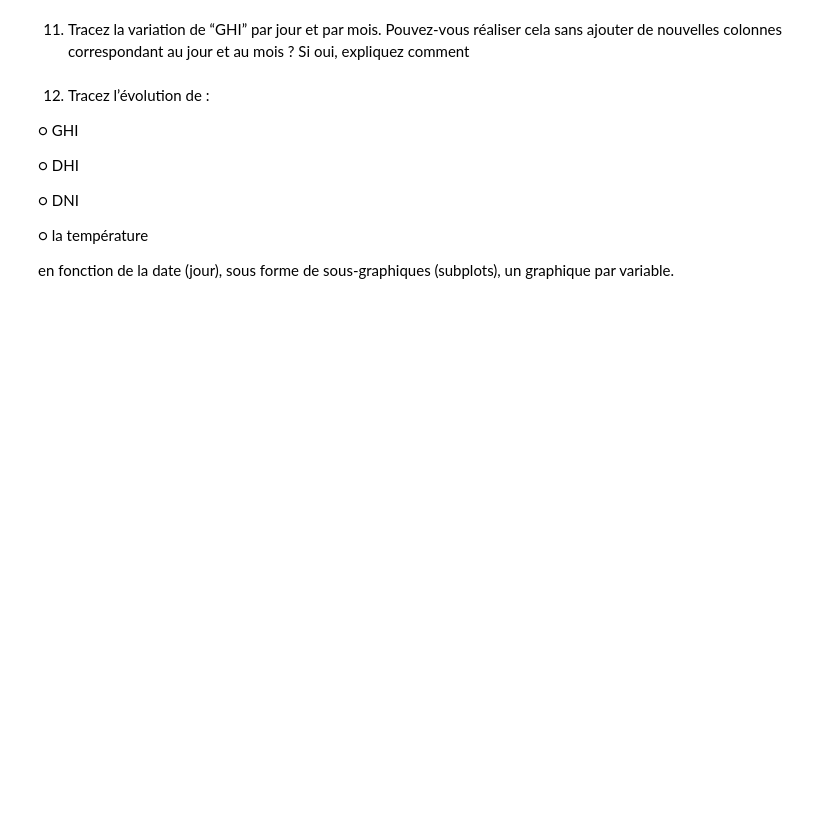
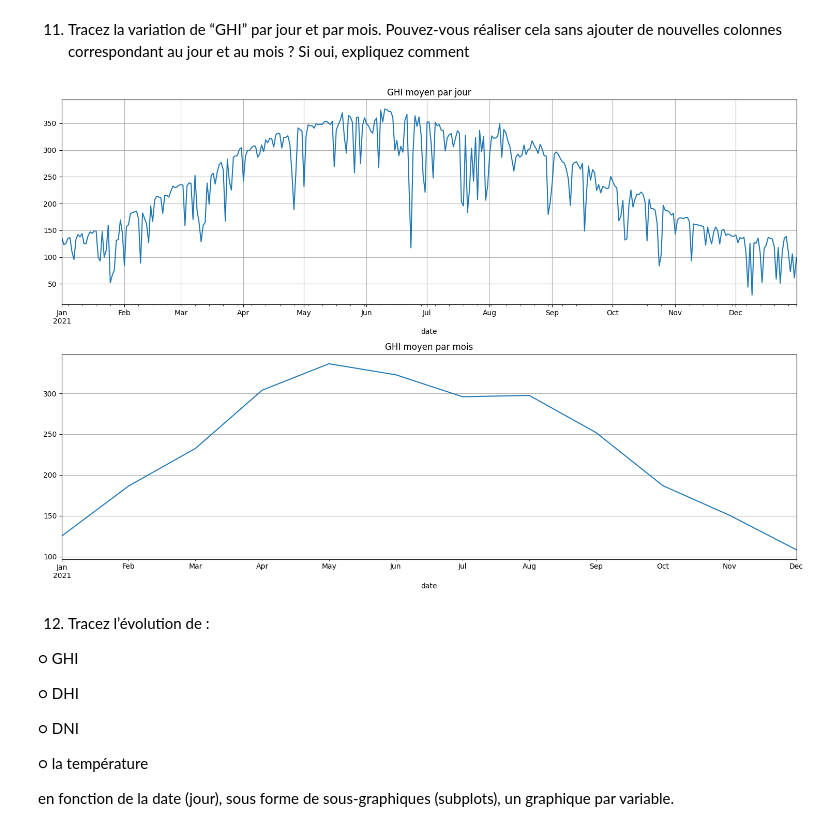
Before and after one commit to Maxime-Mig/Analyse_Visu, a Jupyter notebook: TD2/TD2.ipynb, the cells around one changed output. Drawn from its saved outputs; the diff is of its cells as text; code cells hidden in the pictures; blank space fills up the shorter version.

```diff
--- a/TD2/TD2.ipynb
+++ b/TD2/TD2.ipynb
@@ -17,6 +17,8 @@ un DataFrame nommé df_solar. Quelle colonne devez-vous utiliser comme index ?
 Pourquoi ?
 # %%
 df_solar = pd.read_csv('../dataset/solar2021UNLV.csv', index_col=0, parse_dates=True)
+# Supprime toute colonne auto-nommée 'Unnamed...' qui vient souvent de l'export CSV avec index
+df_solar = df_solar.loc[:, ~df_solar.columns.str.contains('^Unnamed')]
 # La colonne d'index choisie est la première (probablement Date/Time) car elle permet de réaliser
 # des analyses temporelles précises et de manipuler les données par tranches horaires.
 df_solar.head()
@@ -260,6 +262,27 @@ plt.show()
 11. Tracez la variation de “GHI” par jour et par mois.
 Pouvez-vous réaliser cela sans ajouter de nouvelles colonnes correspondant au jour
 et au mois ? Si oui, expliquez comment
+# %%
+plt.figure(figsize=(15, 10))
+
+df_solar['date'] = pd.to_datetime(df_solar.index)
+df_solar = df_solar.set_index('date')
+
+ghi_jour = df_solar['ghi'].resample('D').mean()
+ghi_mois = df_solar['ghi'].resample('ME').mean()
+
+plt.subplot(2, 1, 1)
+ghi_jour.plot(title="GHI moyen par jour")
+plt.grid(True)
+
+plt.subplot(2, 1, 2)
+ghi_mois.plot(title="GHI moyen par mois")
+plt.grid(True)
+
+plt.tight_layout()
+plt.show()
+# %% [output]
+[figure, added]
 # %% [markdown]
 12. Tracez l’évolution de :
 
```
Also changed, not shown: parts of 17 cells of this notebook.
